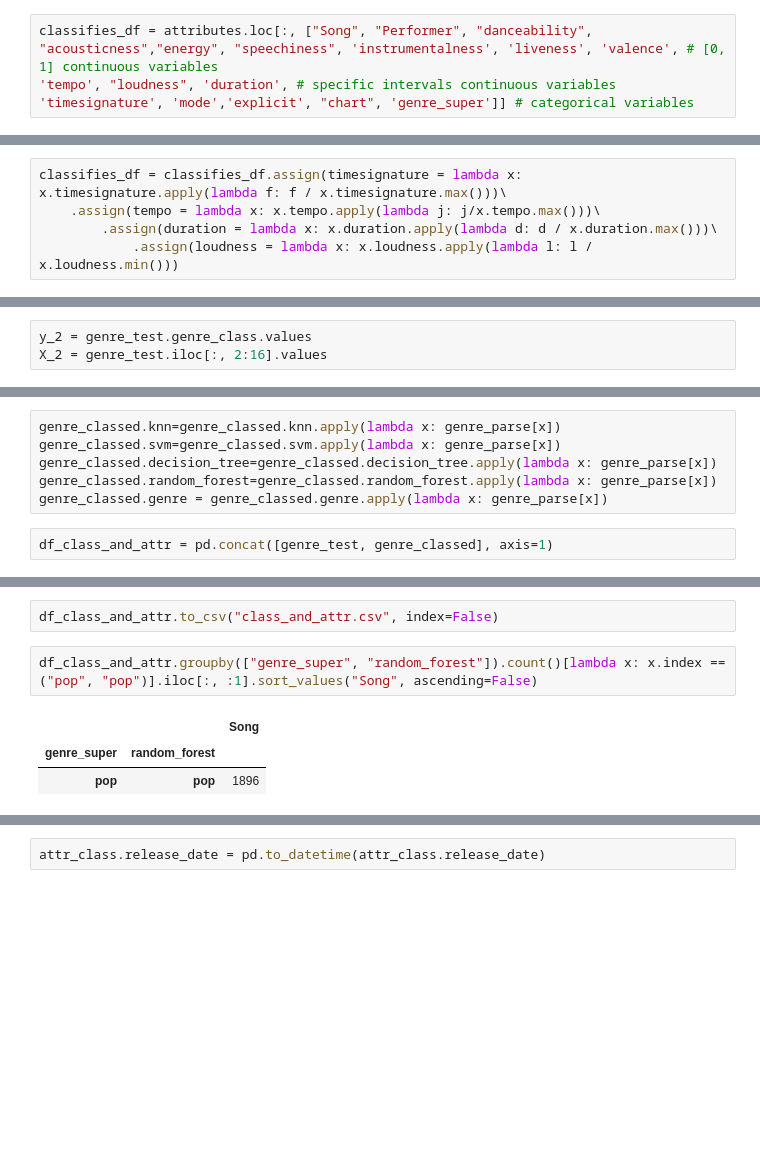
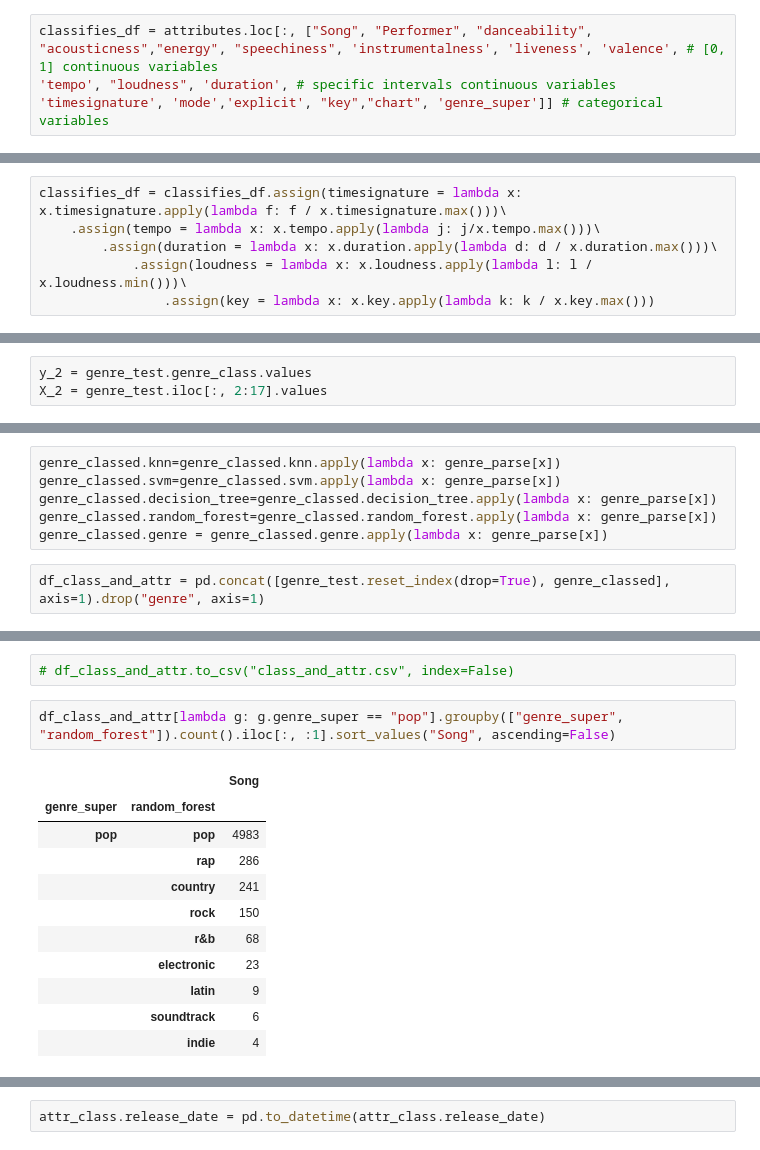
Before and after one commit to kyle-rgb/Spotify_Project, a Jupyter notebook: notebooks/New_Class.ipynb, the cells around one changed output, grey strips where cells are left out. Drawn from its saved outputs; the diff is of its cells as text; blank space fills up the shorter version.

```diff
--- a/notebooks/New_Class.ipynb
+++ b/notebooks/New_Class.ipynb
@@ -19,7 +21,7 @@ with engine.connect() as con:
 # %%
 classifies_df = attributes.loc[:, ["Song", "Performer", "danceability", "acousticness","energy", "speechiness", 'instrumentalness', 'liveness', 'valence', # [0, 1] continuous variables
 'tempo', "loudness", 'duration', # specific intervals continuous variables
-'timesignature', 'mode','explicit', "chart", 'genre_super']] # categorical variables
+'timesignature', 'mode','explicit', "key","chart", 'genre_super']] # categorical variables
 # %%
 classifies_df = classifies_df.assign(genre_super = lambda x: x.genre_super.apply(lambda g: g if g not in ["empty", "missing"] else "other"))
 # %%
@@ -154,7 +155,8 @@ chart_class_df.describe()
 classifies_df = classifies_df.assign(timesignature = lambda x: x.timesignature.apply(lambda f: f / x.timesignature.max()))\
     .assign(tempo = lambda x: x.tempo.apply(lambda j: j/x.tempo.max()))\
         .assign(duration = lambda x: x.duration.apply(lambda d: d / x.duration.max()))\
-            .assign(loudness = lambda x: x.loudness.apply(lambda l: l / x.loudness.min()))
+            .assign(loudness = lambda x: x.loudness.apply(lambda l: l / x.loudness.min()))\
+                .assign(key = lambda x: x.key.apply(lambda k: k / x.key.max()))
 # %%
 genre_test = classifies_df.assign(genre_class = lambda x: x.genre_super.apply(lambda g: genre_dict[g]))
 # %%
@@ -191,6 +193,6 @@ K-Nearest Neighbors : 59.05686546463246% Correctly Classified
 # %%
 y_2 = genre_test.genre_class.values
-X_2 = genre_test.iloc[:, 2:16].values
+X_2 = genre_test.iloc[:, 2:17].values
 # %%
 X_train, X_test, y_train, y_test = train_test_split(X_2, y_2, random_state=12, test_size=0.33,shuffle=True)
 # %%
@@ -252,4 +254,4 @@ genre_classed.decision_tree=genre_classed.decision_tree.apply(lambda x: genre_pa
 genre_classed.random_forest=genre_classed.random_forest.apply(lambda x: genre_parse[x])
 genre_classed.genre = genre_classed.genre.apply(lambda x: genre_parse[x])
 # %%
-df_class_and_attr = pd.concat([genre_test, genre_classed], axis=1)
+df_class_and_attr = pd.concat([genre_test.reset_index(drop=True), genre_classed], axis=1).drop("genre", axis=1)
@@ -256,9 +274,17 @@ df_class_and_attr = pd.concat([genre_test, genre_classed], axis=1)
 # %%
-df_class_and_attr.to_csv("class_and_attr.csv", index=False)
+# df_class_and_attr.to_csv("class_and_attr.csv", index=False)
 # %%
-df_class_and_attr.groupby(["genre_super", "random_forest"]).count()[lambda x: x.index == ("pop", "pop")].iloc[:, :1].sort_values("Song", ascending=False)
+df_class_and_attr[lambda g: g.genre_super == "pop"].groupby(["genre_super", "random_forest"]).count().iloc[:, :1].sort_values("Song", ascending=False)
 # %% [output]
 |  |  | Song |
 | genre_super | random_forest |  |
-| pop | pop | 1896 |
+| pop | pop | 4983 |
+|  | rap | 286 |
+|  | country | 241 |
+|  | rock | 150 |
+|  | r&b | 68 |
+|  | electronic | 23 |
+|  | latin | 9 |
+|  | soundtrack | 6 |
+|  | indie | 4 |
 # %%
```
Also changed, not shown: parts of 139 cells of this notebook, 2 other files.
